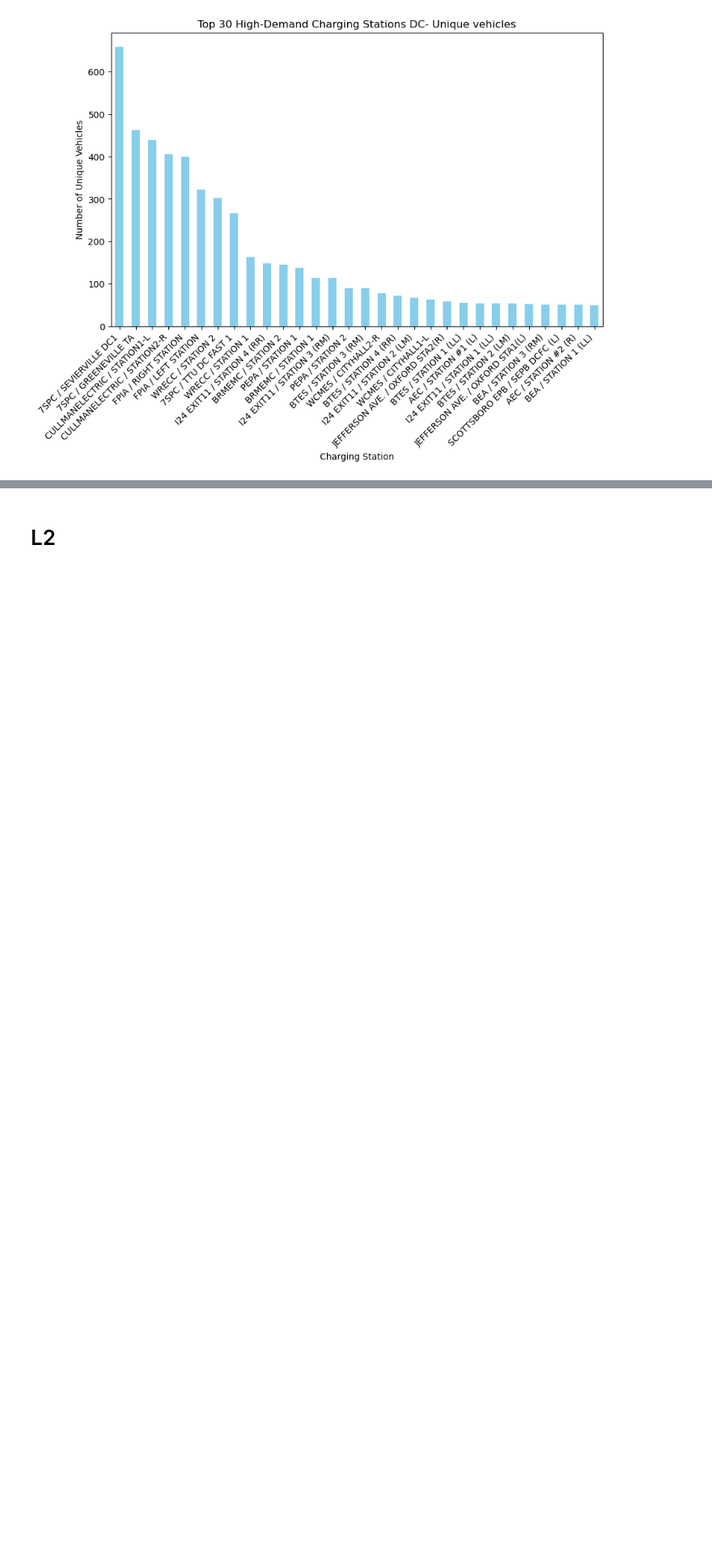
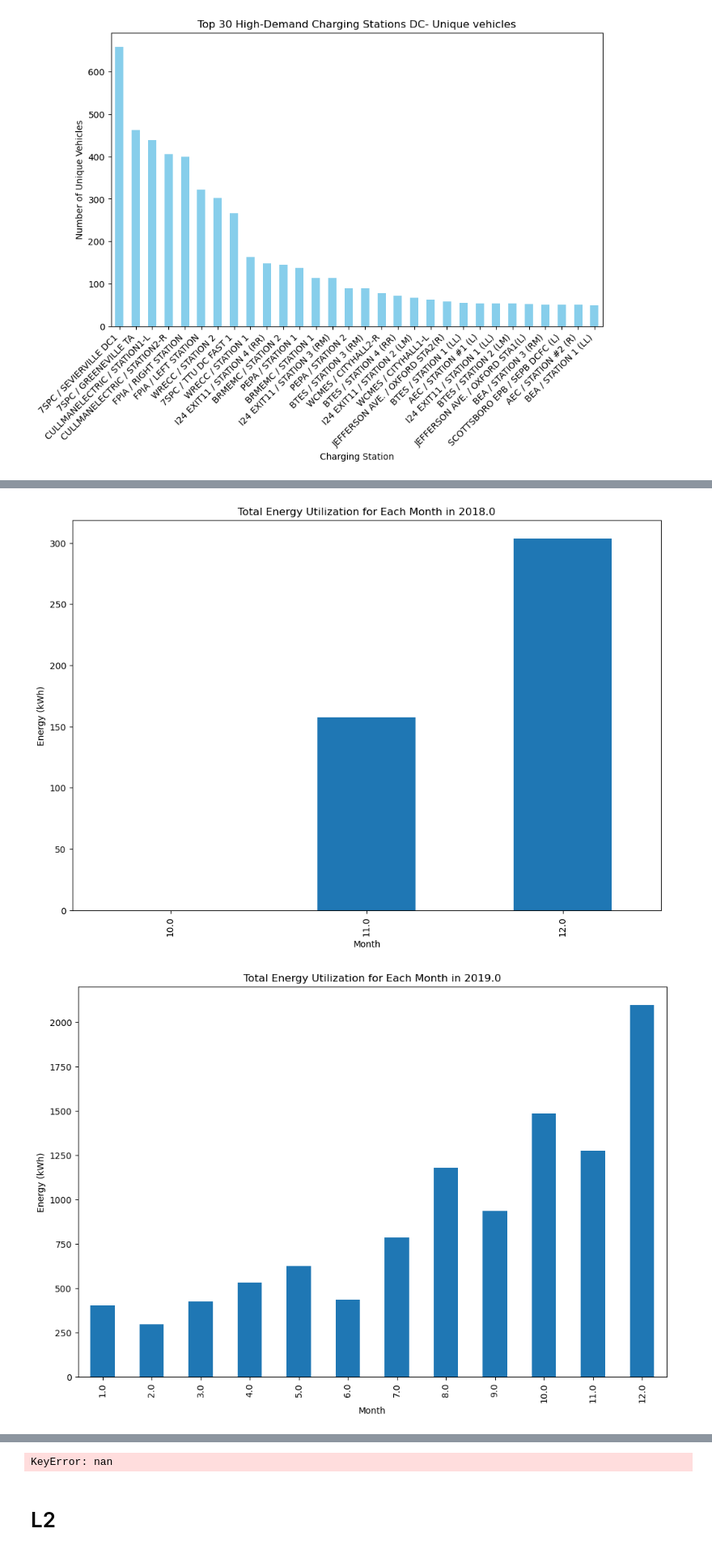
Before and after one commit to mkhaleghian/SevenStates, a Jupyter notebook: Analysis_with_Jan_2024.ipynb, the cells around one changed output, grey strips where cells are left out. Shown at 81% size. Cells and saved outputs as stored; diff of their text form; code cells hidden in the pictures; blank space fills up the shorter version.

```diff
--- a/Analysis_with_Jan_2024.ipynb
+++ b/Analysis_with_Jan_2024.ipynb
@@ -637,0 +652,18 @@ plt.show()
+# %%
+# Group by year and month, then sum the energy
+grouped = df.groupby([df['Start_Tim_EST'].dt.year, df['Start_Tim_EST'].dt.month])['Energy (kWh)'].sum()
+
+# Get the unique years in your data
+years = df['Start_Tim_EST'].dt.year.unique()
+
+# Create a separate bar chart for each year
+for year in years:
+    data = grouped[year]
+    data.plot(kind='bar', figsize=(12, 8))
+    plt.title(f'Total Energy Utilization for Each Month in {year}')
+    plt.xlabel('Month')
+    plt.ylabel('Energy (kWh)')
+    plt.show()
+# %% [output]
+[figure, added]
+[figure, added]
@@ -638,3 +675,4 @@ plt.show()
+KeyError: nan
 # %% [markdown]
 # L2
 # %%
```
Also changed, not shown: parts of 54 cells of this notebook.
